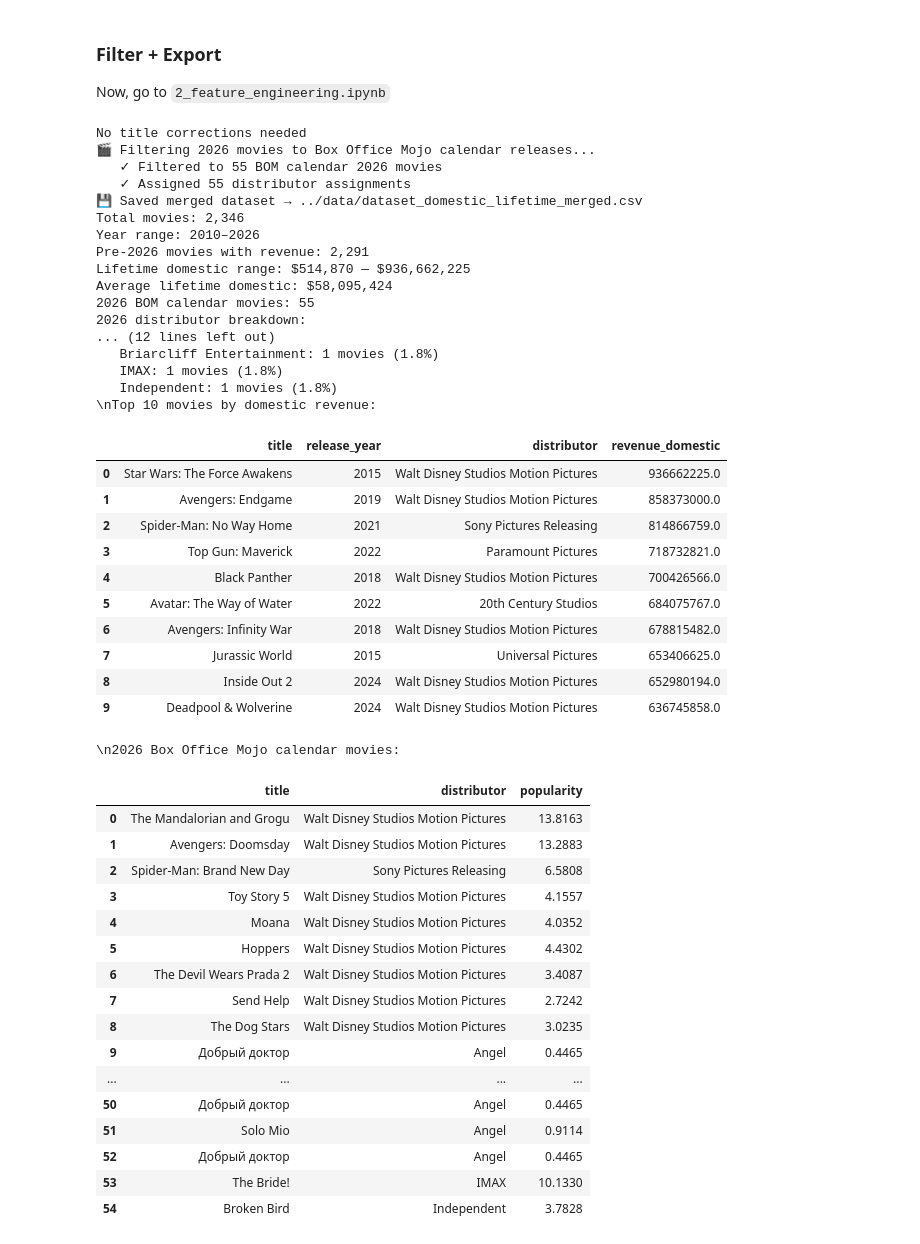
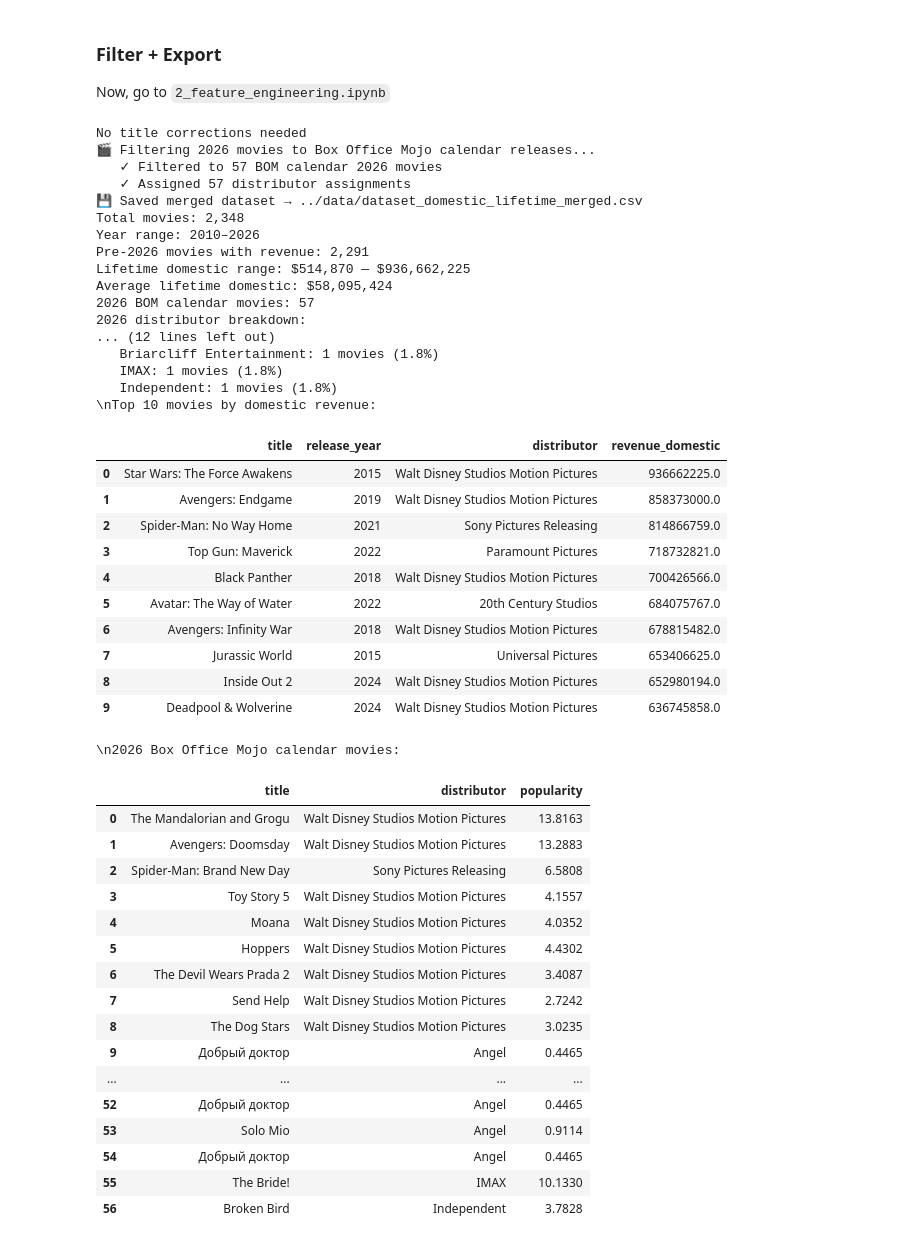
Before and after one commit to jasmineplows/box_office, a Jupyter notebook: code/1_get_data.ipynb, the cells around one changed output. Drawn from its saved outputs; the diff is of its cells as text; code cells hidden in the pictures.

```diff
--- a/code/1_get_data.ipynb
+++ b/code/1_get_data.ipynb
@@ -486,35 +486,7 @@ display(tmdb_df.head())
 | 3 | False | /cvybPlcv87ZqLpBi1OaartRka6.jpg | [28, 12, 14, 27] | 12685 | en | BloodRayne: The Third Reich | Rayne fights against the Nazis in... | 17.4416 | ... |
 | 4 | False | /oguoQWtQJcqIkmmUNbe3CmLx6AP.jpg | [12, 14, 18, 10749] | 24021 | en | The Twilight Saga: Eclipse | Bella once again finds herself su... | 16.3754 | ... |
 # %%
-
-# Expand production country info into boolean flags
-def extract_country_flags(df: pd.DataFrame) -> pd.DataFrame:
-    if 'production_countries' not in df.columns:
-        df['production_countries'] = [[] for _ in range(len(df))]
-
-    def _normalize_codes(entry):
-        if isinstance(entry, list):
-            codes = []
-            for item in entry:
-                if isinstance(item, dict) and item.get('iso_3166_1'):
-                    codes.append(item['iso_3166_1'])
-                elif isinstance(item, str):
-                    codes.append(item)
-            return list({code for code in codes if code})
-        return []
-
-    df['production_country_codes'] = df['production_countries'].apply(_normalize_codes)
-    df['is_origin_usa'] = df['production_country_codes'].apply(lambda codes: int('US' in codes))
-    df['is_origin_uk_ie'] = df['production_country_codes'].apply(lambda codes: int(bool({'GB', 'IE'} & set(codes))))
-    df['is_origin_canada'] = df['production_country_codes'].apply(lambda codes: int('CA' in codes))
-    df['is_origin_us_uk_ca'] = df['production_country_codes'].apply(
-        lambda codes: int(bool({'US', 'GB', 'IE', 'CA'} & set(codes)))
-    )
-    return df
-
-if not tmdb_df.empty:
-    tmdb_df = extract_country_flags(tmdb_df)
-    print('✅ Added origin-country flags to TMDb dataset.')
-else:
-    print('⚠️ TMDb dataset empty; skipping country flag extraction.')
+# Production country info will be processed in notebook 2 (feature engineering)
+# This keeps data collection and feature engineering properly separated
+print('✅ Production countries preserved for feature engineering in notebook 2')
 # %% [output]
@@ -792,6 +764,7 @@ print("🎬 Filtering 2026 movies to Box Office Mojo calendar releases...")
 
 # Box Office Mojo 2026 calendar movies with official distributors
 # Compiled from https://www.boxofficemojo.com/calendar/2026-XX-01/ pages
+# Updated to include missing movies like The Super Mario Galaxy Movie
 bom_2026_movies = {
     # Major Studio Releases
     'The Mandalorian and Grogu': 'Walt Disney Studios Motion Pictures',
@@ -826,6 +799,10 @@ bom_2026_movies = {
     'Violent Night 2': 'Universal Pictures',
     'Reminders of Him': 'Universal Pictures',
     'Untitled Steven Spielberg Amblin Universal Event Film': 'Universal Pictures',
+
+    # Nintendo/Universal Movies
+    'The Super Mario Galaxy Movie': 'Universal Pictures',
+    'The Super Mario Bros. Movie 2': 'Universal Pictures',
 
     'Scream 7': 'Paramount Pictures',
     'Scary Movie 6': 'Paramount Pictures',
@@ -963,47 +940,47 @@ else:
 # %% [output]
 No title corrections needed
 🎬 Filtering 2026 movies to Box Office Mojo calendar releases...
-   ✓ Filtered to 55 BOM calendar 2026 movies
-   ✓ Assigned 55 distributor assignments
+   ✓ Filtered to 57 BOM calendar 2026 movies
+   ✓ Assigned 57 distributor assignments
 💾 Saved merged dataset → ../data/dataset_domestic_lifetime_merged.csv
-Total movies: 2,346
+Total movies: 2,348
 Year range: 2010–2026
 Pre-2026 movies with revenue: 2,291
 Lifetime domestic range: $514,870 — $936,662,225
 Average lifetime domestic: $58,095,424
-2026 BOM calendar movies: 55
+2026 BOM calendar movies: 57
 2026 distributor breakdown:
 ... (12 lines left out)
    Briarcliff Entertainment: 1 movies (1.8%)
    IMAX: 1 movies (1.8%)
    Independent: 1 movies (1.8%)
 \nTop 10 movies by domestic revenue:
 |  | title | release_year | distributor | revenue_domestic |
 | 0 | Star Wars: The Force Awakens | 2015 | Walt Disney Studios Motion Pictures | 936662225.0 |
 | 1 | Avengers: Endgame | 2019 | Walt Disney Studios Motion Pictures | 858373000.0 |
 | 2 | Spider-Man: No Way Home | 2021 | Sony Pictures Releasing | 814866759.0 |
 | 3 | Top Gun: Maverick | 2022 | Paramount Pictures | 718732821.0 |
 | 4 | Black Panther | 2018 | Walt Disney Studios Motion Pictures | 700426566.0 |
 | 5 | Avatar: The Way of Water | 2022 | 20th Century Studios | 684075767.0 |
 | 6 | Avengers: Infinity War | 2018 | Walt Disney Studios Motion Pictures | 678815482.0 |
 | 7 | Jurassic World | 2015 | Universal Pictures | 653406625.0 |
 | 8 | Inside Out 2 | 2024 | Walt Disney Studios Motion Pictures | 652980194.0 |
 | 9 | Deadpool & Wolverine | 2024 | Walt Disney Studios Motion Pictures | 636745858.0 |
 \n2026 Box Office Mojo calendar movies:
 |  | title | distributor | popularity |
 | 0 | The Mandalorian and Grogu | Walt Disney Studios Motion Pictures | 13.8163 |
 | 1 | Avengers: Doomsday | Walt Disney Studios Motion Pictures | 13.2883 |
 | 2 | Spider-Man: Brand New Day | Sony Pictures Releasing | 6.5808 |
 | 3 | Toy Story 5 | Walt Disney Studios Motion Pictures | 4.1557 |
 | 4 | Moana | Walt Disney Studios Motion Pictures | 4.0352 |
 | 5 | Hoppers | Walt Disney Studios Motion Pictures | 4.4302 |
 | 6 | The Devil Wears Prada 2 | Walt Disney Studios Motion Pictures | 3.4087 |
 | 7 | Send Help | Walt Disney Studios Motion Pictures | 2.7242 |
 | 8 | The Dog Stars | Walt Disney Studios Motion Pictures | 3.0235 |
 | 9 | Добрый доктор | Angel | 0.4465 |
 | ... | ... | ... | ... |
-| 50 | Добрый доктор | Angel | 0.4465 |
-| 51 | Solo Mio | Angel | 0.9114 |
 | 52 | Добрый доктор | Angel | 0.4465 |
-| 53 | The Bride! | IMAX | 10.1330 |
-| 54 | Broken Bird | Independent | 3.7828 |
+| 53 | Solo Mio | Angel | 0.9114 |
+| 54 | Добрый доктор | Angel | 0.4465 |
+| 55 | The Bride! | IMAX | 10.1330 |
+| 56 | Broken Bird | Independent | 3.7828 |
```
Also changed, not shown: parts of 3 cells of this notebook, 19 other files.
